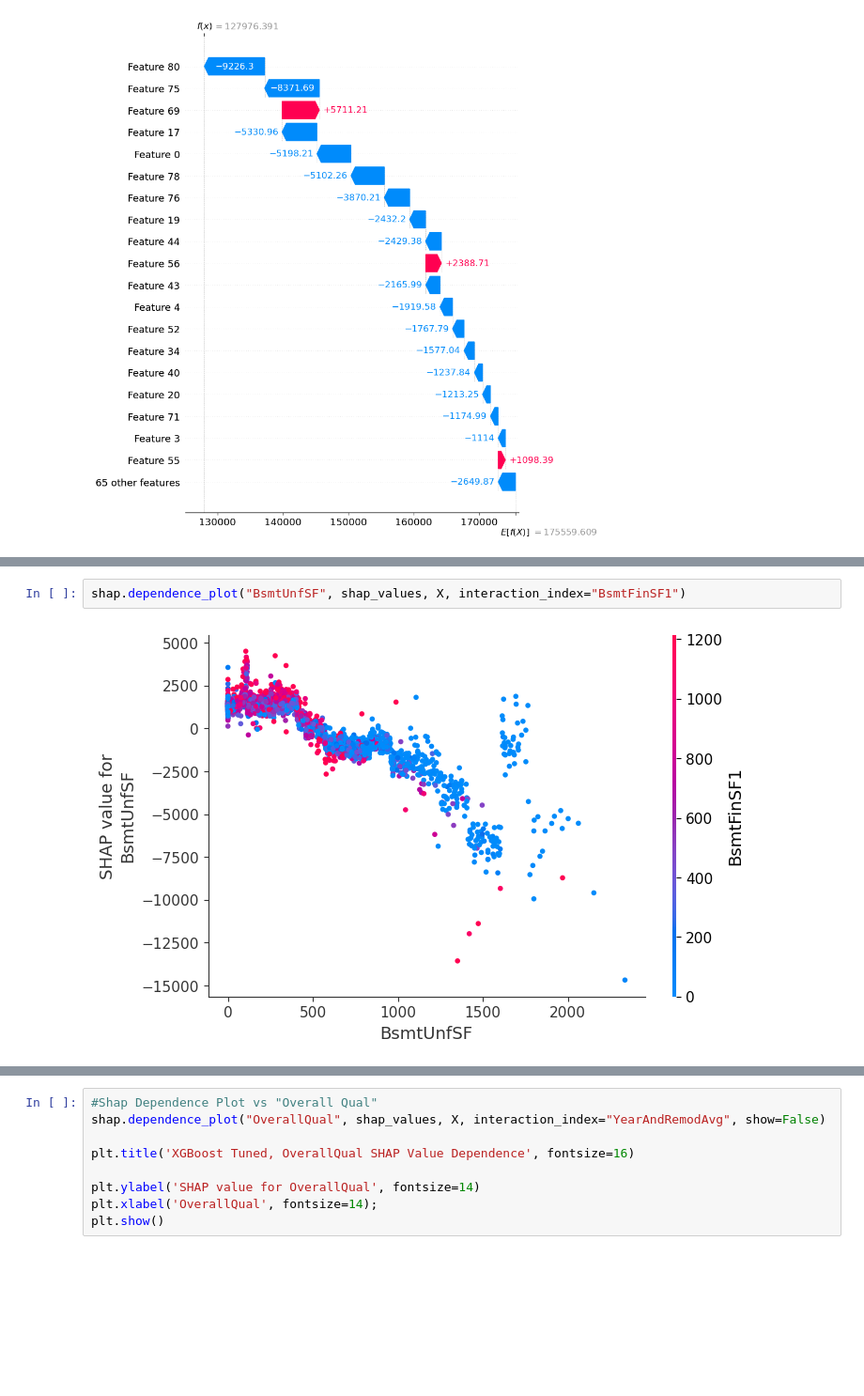
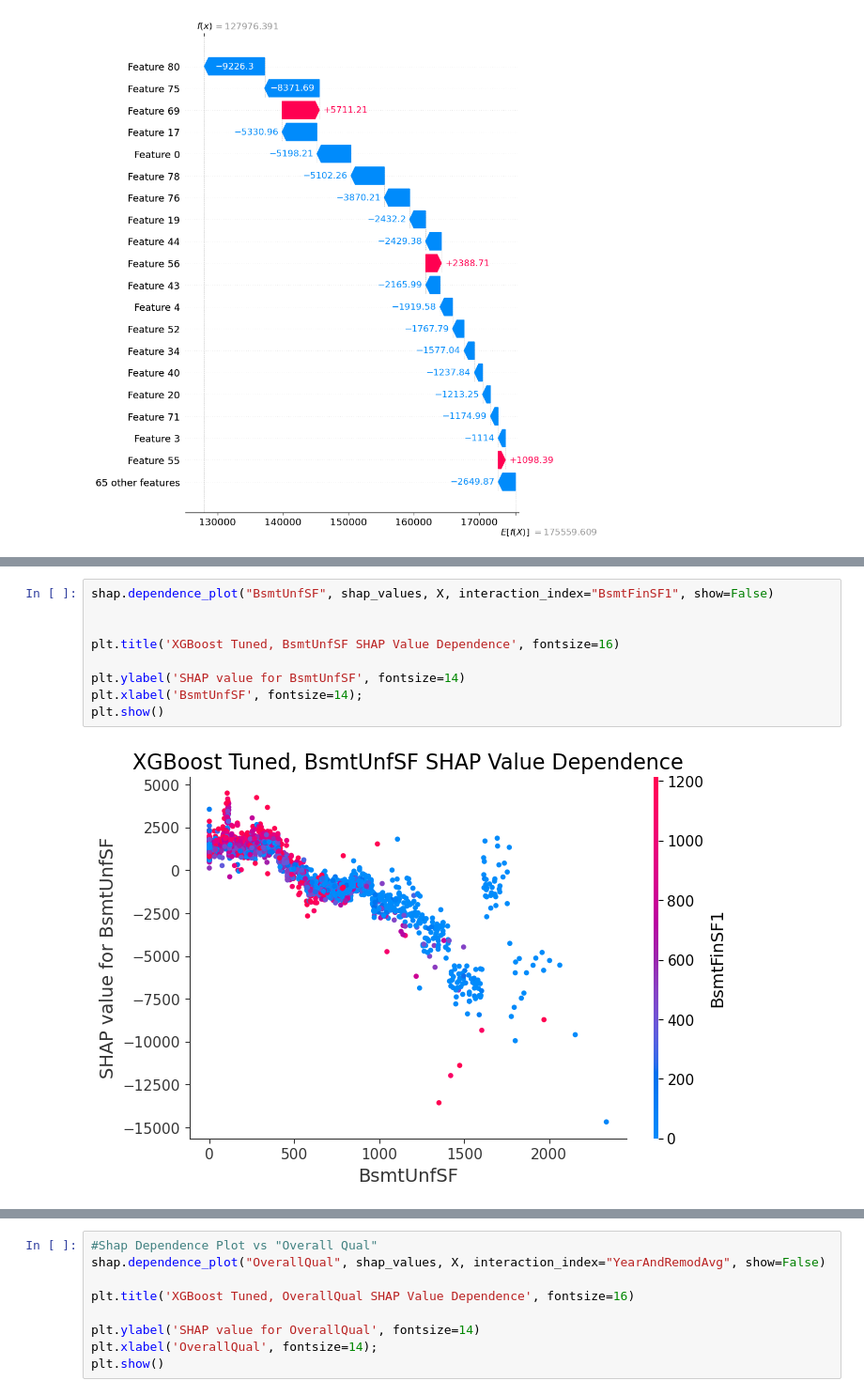
Before and after one commit to briangdrewes/machinelearning_Ames, a Jupyter notebook: visuals_and_tests/ordinalNormalCondition_XGBoostViz.ipynb, the cells around one changed output, grey strips where cells are left out. Shown at 94% size. Saved outputs shown, nothing was run; the diff lists cells and outputs as text; blank space fills up the shorter version.

```diff
--- a/ordinalNormalCondition_XGBoostViz.ipynb
+++ b/visuals_and_tests/ordinalNormalCondition_XGBoostViz.ipynb
@@ -346,4 +303,11 @@ plt.show()
 # %%
-shap.dependence_plot("BsmtUnfSF", shap_values, X, interaction_index="BsmtFinSF1")
+shap.dependence_plot("BsmtUnfSF", shap_values, X, interaction_index="BsmtFinSF1", show=False)
+
+
+plt.title('XGBoost Tuned, BsmtUnfSF SHAP Value Dependence', fontsize=16)
+
+plt.ylabel('SHAP value for BsmtUnfSF', fontsize=14)
+plt.xlabel('BsmtUnfSF', fontsize=14);
+plt.show()
 # %% [output]
-[figure, old version]
+[figure, new version]
```
Also changed, not shown: parts of 30 cells of this notebook, 3 other files.
